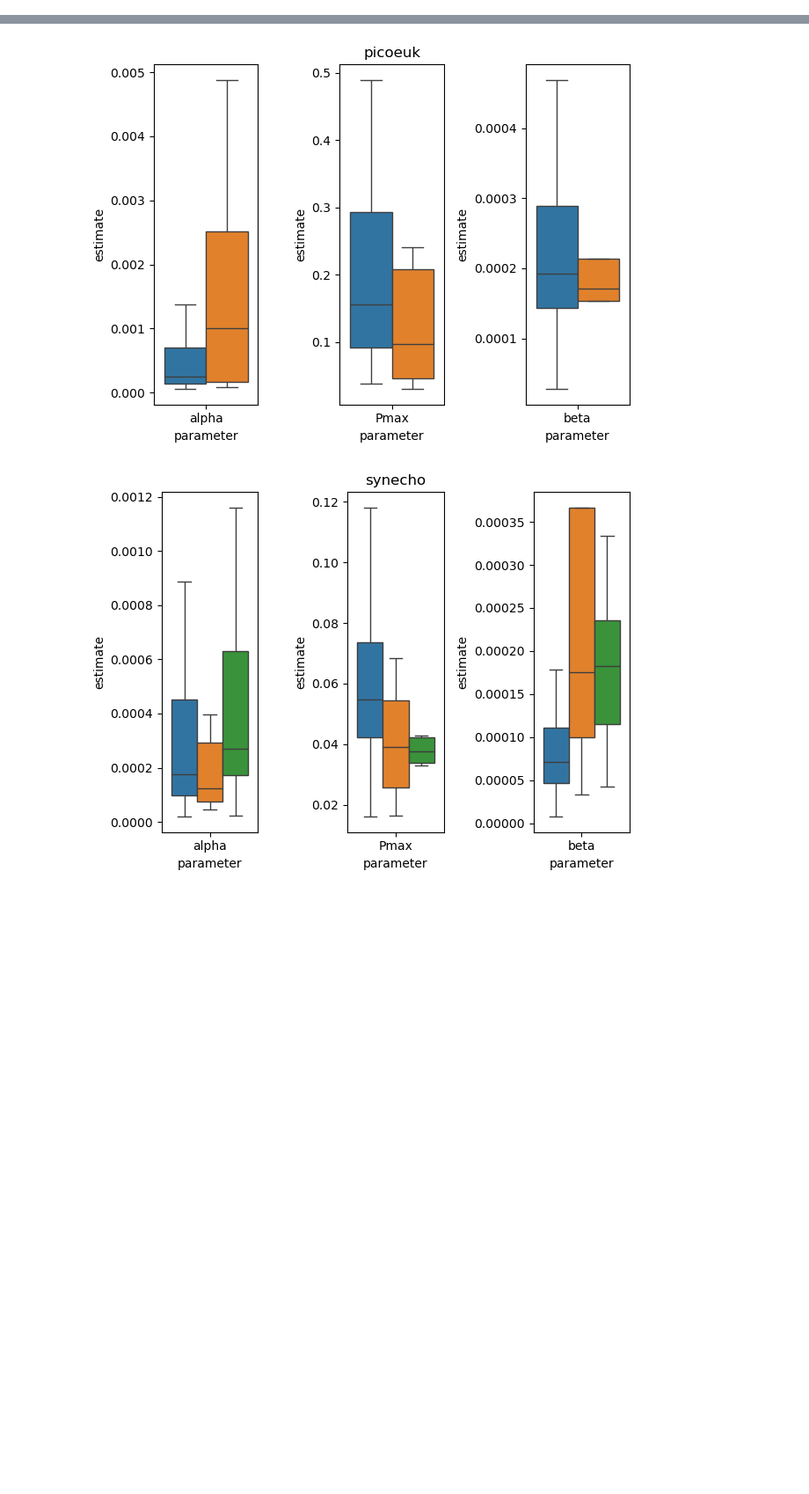
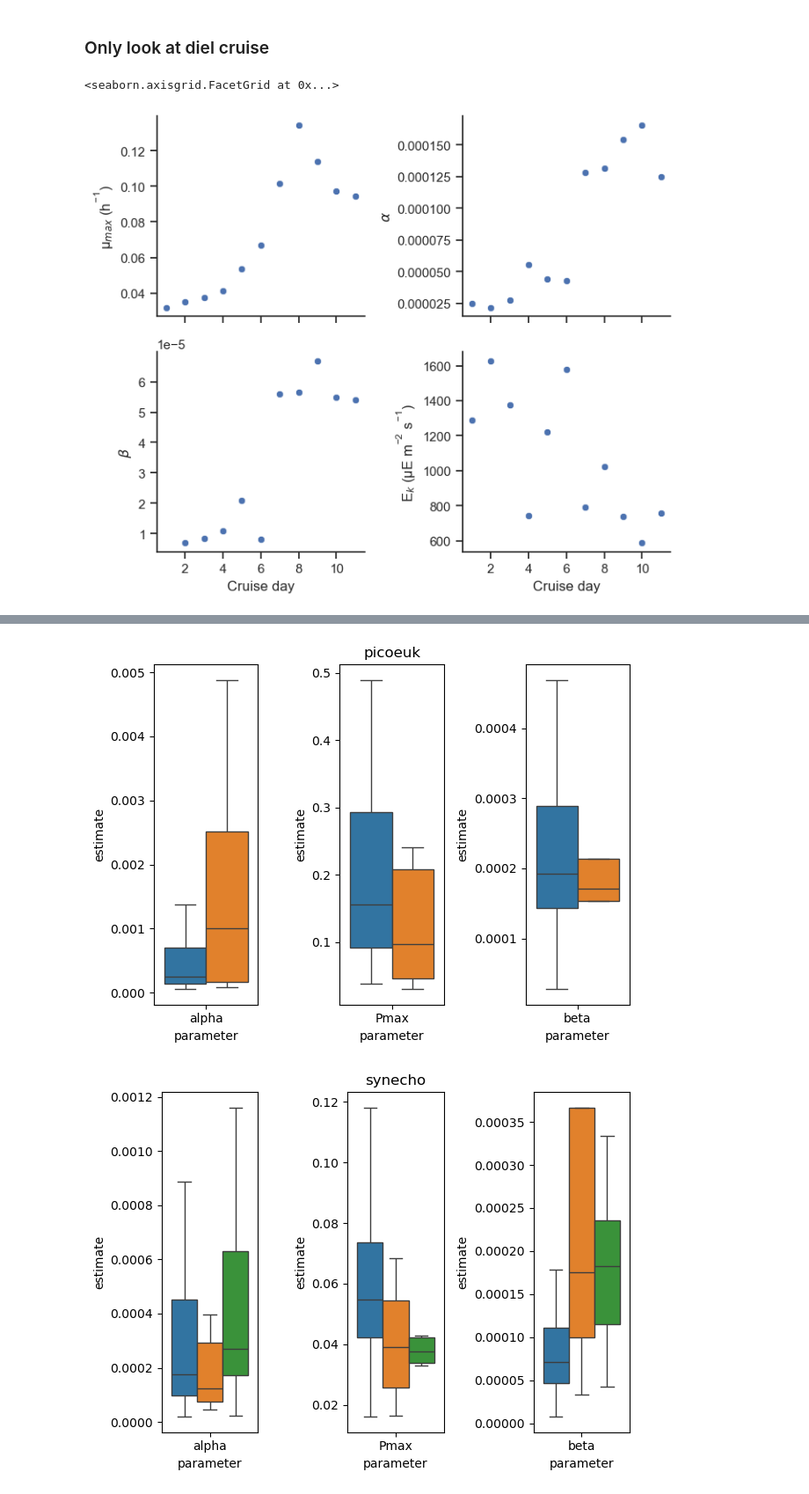
Before and after one commit to klqi/seaflow_PI, a Jupyter notebook: notebooks/longhurst_analysis.ipynb, the cells around one changed output, grey strips where cells are left out. Shown at 88% size. Saved outputs shown, nothing was run; the diff lists cells and outputs as text; code cells hidden in the pictures; blank space fills up the shorter version.

```diff
--- a/notebooks/longhurst_analysis.ipynb
+++ b/notebooks/longhurst_analysis.ipynb
@@ -4,0 +97,60 @@ import seaborn as sns
+# %% [markdown]
+### Only look at diel cruise
+# %%
+diel_pro = diel_pi_long.loc[(diel_pi_long['cruise'] == 'KM1513') &
+                            (diel_pi_long['pop'] == 'prochloro')]
+
+h1 = "$\mathregular{h^{-1}}$"
+m2 = "$\mathregular{m^{-2}}$"
+s1 = "$\mathregular{s^{-1}}$"
+# labels
+params = ['Pmax_obs', 'alpha_obs', 'beta_obs', 'Ek_obs']
+param_labels = {
+    'Pmax_obs':  'µ$_{max}$'+ f' ({h1})',
+    'alpha_obs': r'$\alpha$',
+    'beta_obs':  r'$\beta$',
+    'Ek_obs':    f'E$_k$ (µE {m2} {s1})',
+}
+
+from matplotlib.ticker import MaxNLocator
+pops = ['prochloro']#, 'synecho', 'picoeuk']
+colors = ['tab:blue']#, 'tab:orange', 'tab:green']
+pop_palette = dict(zip(pops, colors))
+
+custom_params = {"axes.spines.right": False, "axes.spines.top": False}
+sns.set_theme(style="ticks", rc=custom_params)
+
+# plot changing PI parameters over TIME
+g = sns.FacetGrid(
+    diel_pro,
+    col="parameter",
+    col_order=params,
+    col_wrap=2,
+    sharey=False,
+    sharex=True,
+    height = 3,
+    aspect = 1.2
+)
+
+g.map_dataframe(
+    sns.scatterplot,
+    x="cruise_day",
+    y="estimate"
+)
+
+# Set a different y-axis label for each parameter facet.
+for parameter, ax in g.axes_dict.items():
+    ax.set_ylabel(param_labels.get(parameter, parameter))
+    ax.set_xlabel("Cruise day")
+
+for parameter, ax in g.axes_dict.items():
+    ax.set_ylabel(param_labels.get(parameter, parameter))
+    ax.set_xlabel("Cruise day")
+    ax.xaxis.set_major_locator(MaxNLocator(integer=True))
+
+
+g.set_titles("")
+g.tight_layout()
+# %% [output]
+<seaborn.axisgrid.FacetGrid at 0x...>
+[figure, added]
```
Also changed, not shown: parts of 22 cells of this notebook, 11 other files.
